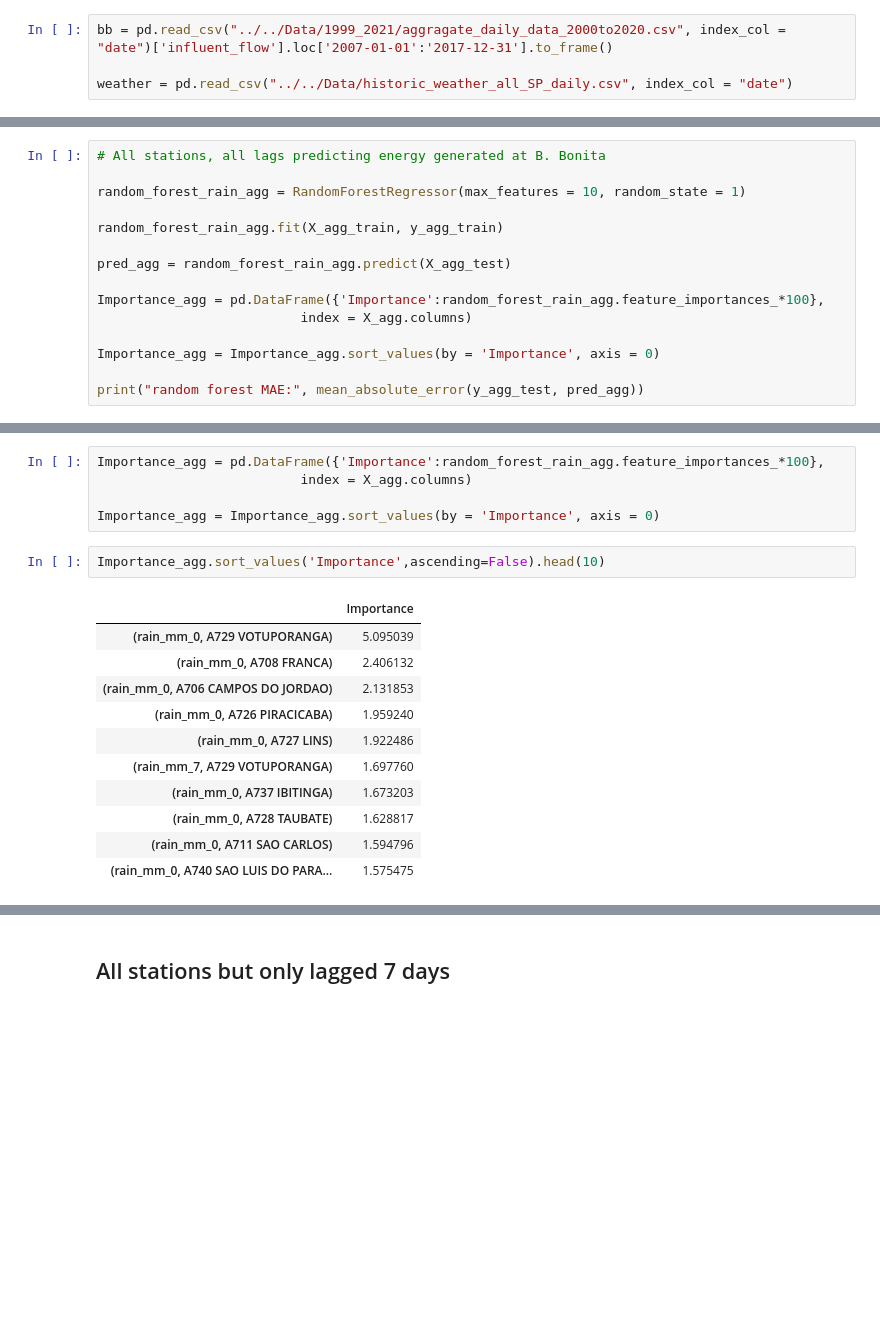
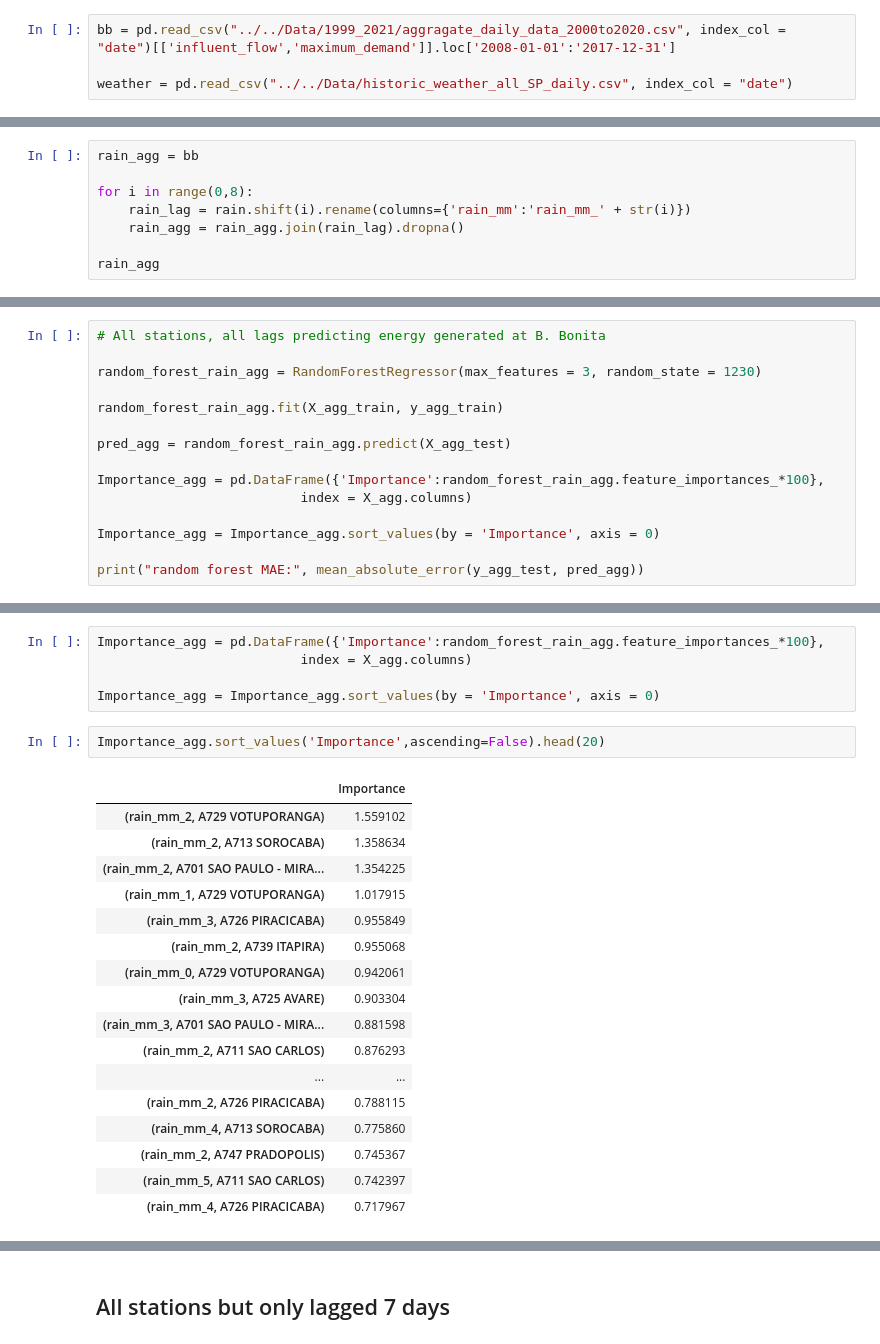
Before and after one commit to cameronthieme/IMAbootcamp2021, a Jupyter notebook: Data Exploration/Decision_Trees/Random_Forests_Weather_Stations.ipynb, the cells around one changed output, grey strips where cells are left out. Drawn from its saved outputs; the diff is of its cells as text; blank space fills up the shorter version.

```diff
--- a/Data Exploration/Decision_Trees/Random_Forests_Weather_Stations.ipynb
+++ b/Data Exploration/Decision_Trees/Random_Forests_Weather_Stations.ipynb
@@ -16,7 +16,7 @@ from sklearn.tree import DecisionTreeRegressor, DecisionTreeClassifier, export_g
 from sklearn.ensemble import RandomForestRegressor, GradientBoostingRegressor
 from sklearn.metrics import confusion_matrix, mean_squared_error, mean_absolute_error
 # %%
-bb = pd.read_csv("../../Data/1999_2021/aggragate_daily_data_2000to2020.csv", index_col = "date")['influent_flow'].loc['2007-01-01':'2017-12-31'].to_frame()
+bb = pd.read_csv("../../Data/1999_2021/aggragate_daily_data_2000to2020.csv", index_col = "date")[['influent_flow','maximum_demand']].loc['2008-01-01':'2017-12-31']
 
 weather = pd.read_csv("../../Data/historic_weather_all_SP_daily.csv", index_col = "date")
 # %% [markdown]
@@ -42,0 +43,8 @@ rain_agg = bb.join(rain_0).join(rain_7).join(rain_14).join(rain_30)
+# %%
+rain_agg = bb
+
+for i in range(0,8):
+    rain_lag = rain.shift(i).rename(columns={'rain_mm':'rain_mm_' + str(i)})
+    rain_agg = rain_agg.join(rain_lag).dropna()
+
+rain_agg
@@ -54,7 +79,7 @@ rain_30 = rain_30.join(bb).dropna()
 # %%
 # All stations, all lags predicting energy generated at B. Bonita
 
-random_forest_rain_agg = RandomForestRegressor(max_features = 10, random_state = 1)
+random_forest_rain_agg = RandomForestRegressor(max_features = 3, random_state = 1230)
 
 random_forest_rain_agg.fit(X_agg_train, y_agg_train)
 
@@ -74,17 +99,23 @@ Importance_agg = pd.DataFrame({'Importance':random_forest_rain_agg.feature_impor
 
 Importance_agg = Importance_agg.sort_values(by = 'Importance', axis = 0)
 # %%
-Importance_agg.sort_values('Importance',ascending=False).head(10)
+Importance_agg.sort_values('Importance',ascending=False).head(20)
 # %% [output]
 |  | Importance |
-| (rain_mm_0, A729 VOTUPORANGA) | 5.095039 |
-| (rain_mm_0, A708 FRANCA) | 2.406132 |
-| (rain_mm_0, A706 CAMPOS DO JORDAO) | 2.131853 |
-| (rain_mm_0, A726 PIRACICABA) | 1.959240 |
-| (rain_mm_0, A727 LINS) | 1.922486 |
-| (rain_mm_7, A729 VOTUPORANGA) | 1.697760 |
-| (rain_mm_0, A737 IBITINGA) | 1.673203 |
-| (rain_mm_0, A728 TAUBATE) | 1.628817 |
-| (rain_mm_0, A711 SAO CARLOS) | 1.594796 |
-| (rain_mm_0, A740 SAO LUIS DO PARA... | 1.575475 |
+| (rain_mm_2, A729 VOTUPORANGA) | 1.559102 |
+| (rain_mm_2, A713 SOROCABA) | 1.358634 |
+| (rain_mm_2, A701 SAO PAULO - MIRA... | 1.354225 |
+| (rain_mm_1, A729 VOTUPORANGA) | 1.017915 |
+| (rain_mm_3, A726 PIRACICABA) | 0.955849 |
+| (rain_mm_2, A739 ITAPIRA) | 0.955068 |
+| (rain_mm_0, A729 VOTUPORANGA) | 0.942061 |
+| (rain_mm_3, A725 AVARE) | 0.903304 |
+| (rain_mm_3, A701 SAO PAULO - MIRA... | 0.881598 |
+| (rain_mm_2, A711 SAO CARLOS) | 0.876293 |
+| ... | ... |
+| (rain_mm_2, A726 PIRACICABA) | 0.788115 |
+| (rain_mm_4, A713 SOROCABA) | 0.775860 |
+| (rain_mm_2, A747 PRADOPOLIS) | 0.745367 |
+| (rain_mm_5, A711 SAO CARLOS) | 0.742397 |
+| (rain_mm_4, A726 PIRACICABA) | 0.717967 |
 # %%
```
Also changed, not shown: parts of 14 cells of this notebook.
